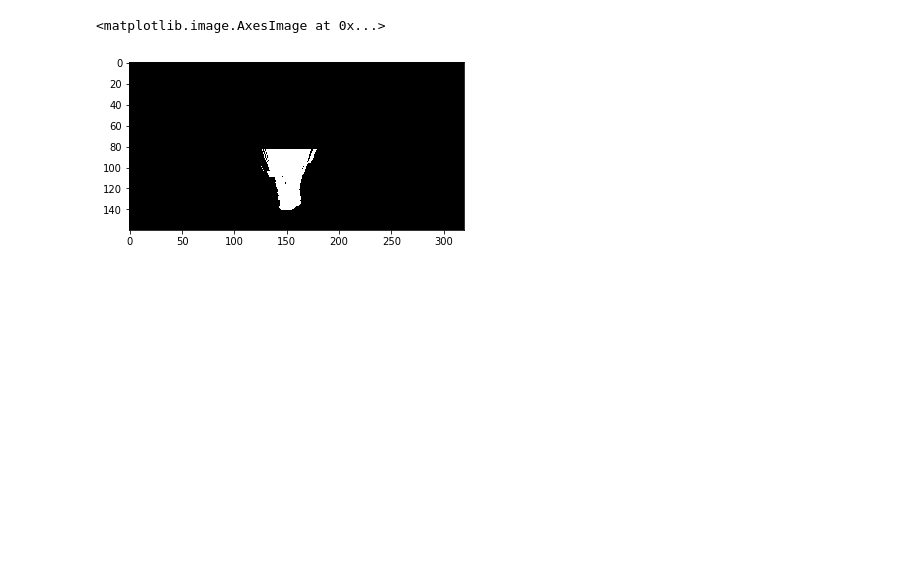
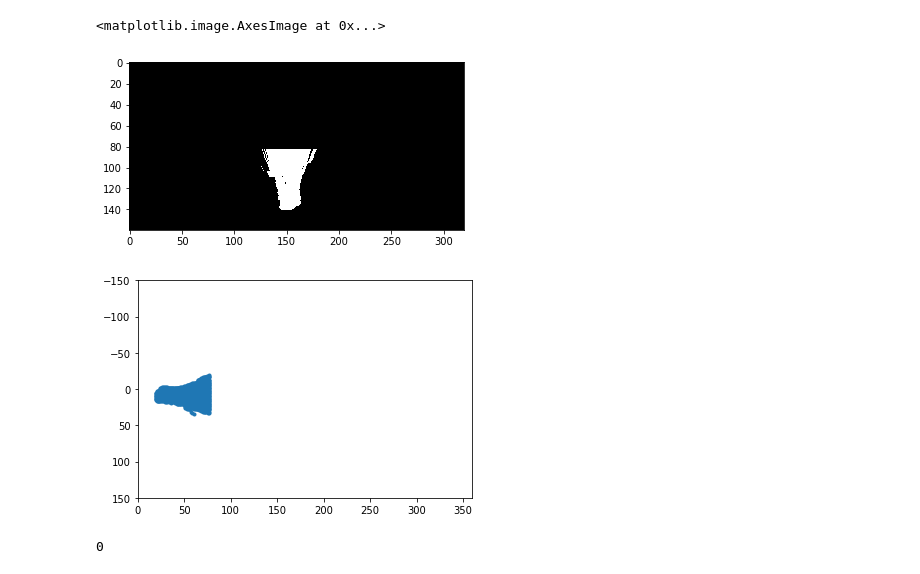
Before and after one commit to yacin-hamdi/robotics_software_engineering, a Jupyter notebook: search_sample_return/wrap_threshold_map.ipynb, the cells around one changed output. Drawn from its saved outputs; the diff is of its cells as text; code cells hidden in the pictures; blank space fills up the shorter version.

Commit message:
finish rover_coords function

```diff
--- a/search_sample_return/wrap_threshold_map.ipynb
+++ b/search_sample_return/wrap_threshold_map.ipynb
@@ -39,3 +36,18 @@ plt.imshow(warped, cmap='gray')
 # %% [output]
 <matplotlib.image.AxesImage at 0x...>
 [figure]
+# %%
+def rover_coords(binary_img):
+    nonzero_y, nonzero_x = binary_img.nonzero()
+
+    pixel_x = -(nonzero_y - binary_img.shape[0]).astype(np.float32)
+    pixel_y = -(nonzero_x - binary_img.shape[1]/2).astype(np.float32)
+    return pixel_x, pixel_y
+# %%
+pixel_x, pixel_y = rover_coords(warped)
+plt.plot(pixel_x, pixel_y, '.')
+plt.xlim(0, 360)
+plt.ylim(150, -150)
+plt.show()
+# %% [output]
+[figure, added]
@@ -41,0 +56,4 @@ plt.imshow(warped, cmap='gray')
+# %%
+np.clip(-1,0,200)
+# %% [output]
+0
```
Also changed, not shown: parts of 2 cells of this notebook.
